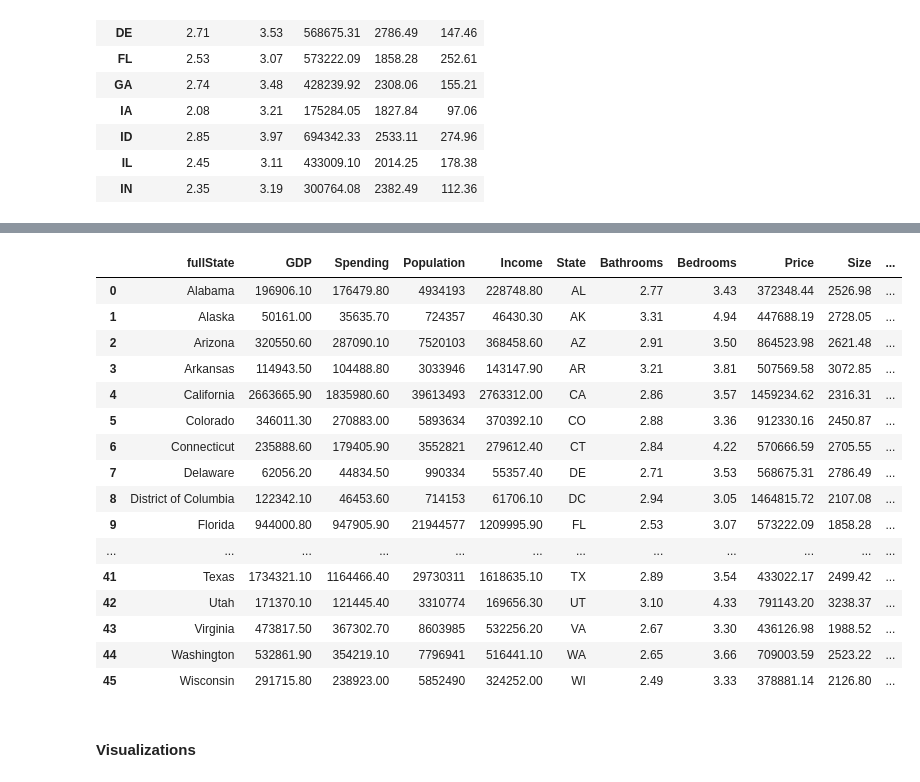
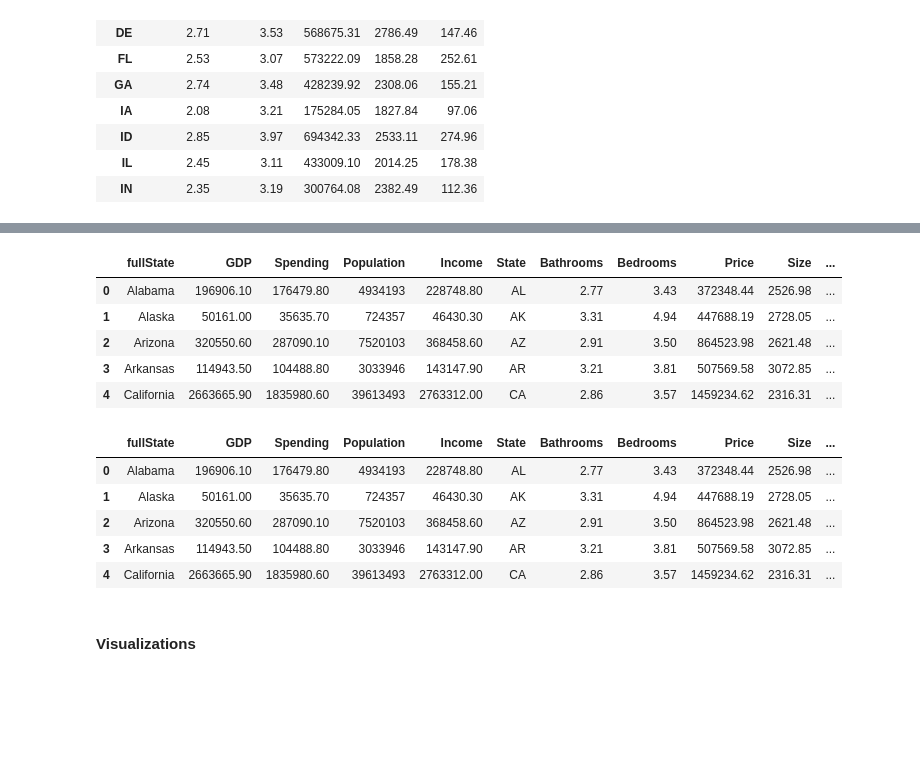
Before and after one commit to StockJanitor/CIS41_Project, a Jupyter notebook: CIS41_Project.ipynb, the cells around one changed output, grey strips where cells are left out. Saved outputs shown, nothing was run; the diff lists cells and outputs as text; code cells hidden in the pictures; blank space fills up the shorter version.

```diff
--- a/CIS41_Project.ipynb
+++ b/CIS41_Project.ipynb
@@ -444,6 +458,7 @@ merged_df.tail()
 # sort df3 by state, reset index and set to our Final house_df
 df3= df3.sort_values(by='State')
 df3.reset_index(inplace=True,drop=True)
-house_df = df3
+df4=df3.drop('ZipCode', axis=1)
+house_df = df4
 house_df
 # %% [output]
@@ -625,3 +653,14 @@ pivot_state.head(15)
+# %%
+# Create a column for house counts per State by making a valuecount_df
+valuecount_df = pd.DataFrame(house_df['State'].value_counts())
+# reset index
+valuecount_df2 = valuecount_df.reset_index()
+# rename column
+valuecount_df2 = valuecount_df2.rename(columns={"State": "HouseCount", 'index':'State'})
+# sort by state
+valuecount_df2 = valuecount_df2.sort_values(by = "State")
+# reset index
+valuecount_df2 = valuecount_df2.reset_index(drop=True)
 # %%
 #Converting pivot into DF and reset index
 pivot_df =pd.DataFrame(pivot_state)
@@ -631,6 +670,10 @@ pivot_df = pivot_df.reset_index()
 def insert_fullState(a):
     a = state_dict[a]
     return a
+
+# Merge with pivot df
+pivot_df = pivot_df.merge(valuecount_df2, how = 'inner', on = 'State')
+
 # insert both fullState and Region
 pivot_df['fullState'] = pivot_df.State.apply(insert_fullState)
 pivot_df['Region'] = pivot_df.State.apply(find_region)
@@ -655,24 +698,23 @@ pivot_df.head(15)
 # %%
 # Creating state_df; now we have both state_df and house_df
 state_df = merged_df.merge(pivot_df, how = 'inner', on = 'fullState')
-state_df
+state_df.head()
 # %% [output]
 |  | fullState | GDP | Spending | Population | Income | State | Bathrooms | Bedrooms | Price | Size | ... |
 | 0 | Alabama | 196906.10 | 176479.80 | 4934193 | 228748.80 | AL | 2.77 | 3.43 | 372348.44 | 2526.98 | ... |
 | 1 | Alaska | 50161.00 | 35635.70 | 724357 | 46430.30 | AK | 3.31 | 4.94 | 447688.19 | 2728.05 | ... |
 | 2 | Arizona | 320550.60 | 287090.10 | 7520103 | 368458.60 | AZ | 2.91 | 3.50 | 864523.98 | 2621.48 | ... |
 | 3 | Arkansas | 114943.50 | 104488.80 | 3033946 | 143147.90 | AR | 3.21 | 3.81 | 507569.58 | 3072.85 | ... |
 | 4 | California | 2663665.90 | 1835980.60 | 39613493 | 2763312.00 | CA | 2.86 | 3.57 | 1459234.62 | 2316.31 | ... |
-| 5 | Colorado | 346011.30 | 270883.00 | 5893634 | 370392.10 | CO | 2.88 | 3.36 | 912330.16 | 2450.87 | ... |
-| 6 | Connecticut | 235888.60 | 179405.90 | 3552821 | 279612.40 | CT | 2.84 | 4.22 | 570666.59 | 2705.55 | ... |
-| 7 | Delaware | 62056.20 | 44834.50 | 990334 | 55357.40 | DE | 2.71 | 3.53 | 568675.31 | 2786.49 | ... |
-| 8 | District of Columbia | 122342.10 | 46453.60 | 714153 | 61706.10 | DC | 2.94 | 3.05 | 1464815.72 | 2107.08 | ... |
-| 9 | Florida | 944000.80 | 947905.90 | 21944577 | 1209995.90 | FL | 2.53 | 3.07 | 573222.09 | 1858.28 | ... |
-| ... | ... | ... | ... | ... | ... | ... | ... | ... | ... | ... | ... |
-| 41 | Texas | 1734321.10 | 1164466.40 | 29730311 | 1618635.10 | TX | 2.89 | 3.54 | 433022.17 | 2499.42 | ... |
-| 42 | Utah | 171370.10 | 121445.40 | 3310774 | 169656.30 | UT | 3.10 | 4.33 | 791143.20 | 3238.37 | ... |
-| 43 | Virginia | 473817.50 | 367302.70 | 8603985 | 532256.20 | VA | 2.67 | 3.30 | 436126.98 | 1988.52 | ... |
-| 44 | Washington | 532861.90 | 354219.10 | 7796941 | 516441.10 | WA | 2.65 | 3.66 | 709003.59 | 2523.22 | ... |
-| 45 | Wisconsin | 291715.80 | 238923.00 | 5852490 | 324252.00 | WI | 2.49 | 3.33 | 378881.14 | 2126.80 | ... |
+# %%
+state_df['SavingsRate'] = (state_df['Income']-state_df['Spending'])/state_df['Income']
+state_df.head()
+# %% [output]
+|  | fullState | GDP | Spending | Population | Income | State | Bathrooms | Bedrooms | Price | Size | ... |
+| 0 | Alabama | 196906.10 | 176479.80 | 4934193 | 228748.80 | AL | 2.77 | 3.43 | 372348.44 | 2526.98 | ... |
+| 1 | Alaska | 50161.00 | 35635.70 | 724357 | 46430.30 | AK | 3.31 | 4.94 | 447688.19 | 2728.05 | ... |
+| 2 | Arizona | 320550.60 | 287090.10 | 7520103 | 368458.60 | AZ | 2.91 | 3.50 | 864523.98 | 2621.48 | ... |
+| 3 | Arkansas | 114943.50 | 104488.80 | 3033946 | 143147.90 | AR | 3.21 | 3.81 | 507569.58 | 3072.85 | ... |
+| 4 | California | 2663665.90 | 1835980.60 | 39613493 | 2763312.00 | CA | 2.86 | 3.57 | 1459234.62 | 2316.31 | ... |
 # %% [markdown]
 #### Visualizations
```
Also changed, not shown: parts of 49 cells of this notebook, 1 other file.
